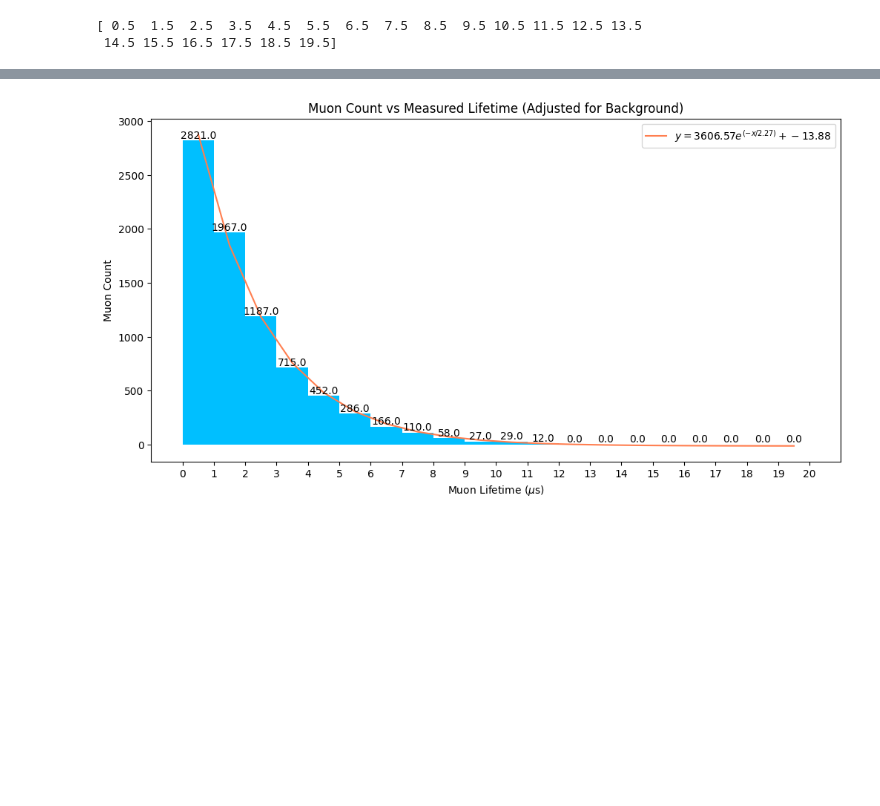
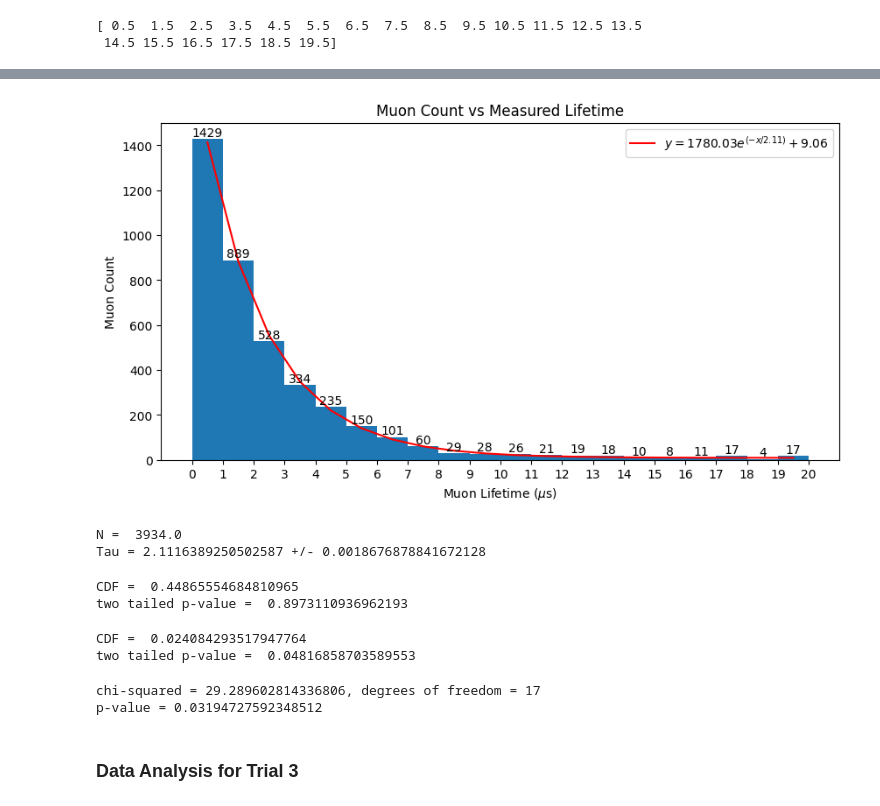
Before and after one commit to 001hazel/Phys-134, a Jupyter notebook: Muon_Physics_Data_Analysis.ipynb, the cells around one changed output, grey strips where cells are left out. Cells and saved outputs as stored; diff of their text form; code cells hidden in the pictures; blank space fills up the shorter version.

```diff
--- a/Muon_Physics_Data_Analysis.ipynb
+++ b/Muon_Physics_Data_Analysis.ipynb
@@ -123,13 +150,16 @@ new_param,new_covar = scipy.optimize.curve_fit(fitmodel,bincenters,new_bins)
+# %%
+data2 = np.loadtxt('trial 2 Apr 10-Apr12.csv')
 # %%
-plt.figure(2,figsize=(12,6))
-model_curve = fitmodel(bincenters,*new_param)
-bargraph = plt.bar(bincenters,new_bins,width=1,color = 'deepskyblue')
+plt.figure(figsize=(10,5))
 plt.xticks(np.linspace(0,20,21))
-plt.bar_label(bargraph,np.around(np.asarray(new_bins)))
-plt.plot(bincenters,model_curve,color='coral', label = r'$y={:.2f}e^{{(-x/{:.2f})}}+{:.2f}$'.format(new_param[0],new_param[2],new_param[1]))
+bins2,edges2,bars2 = plt.hist(data2/1000,bins=20,range=(0,20))
+plt.bar_label(bars2)
+plt.plot(bincenters,fit_data2,color='r',label = r'$y={:.2f}e^{{(-x/{:.2f})}}+{:.2f}$'.format(params2[0],params2[2],params2[1]))
 plt.legend()
-plt.title('Muon Count vs Measured Lifetime (Adjusted for Background)')
+plt.title('Muon Count vs Measured Lifetime')
 plt.xlabel('Muon Lifetime ($\mu$s)')
 plt.ylabel('Muon Count')
-plt.show(2)
+plt.savefig('Trial 2 Graph.png')
+files.download('Trial 2 Graph.png')
+plt.show()
 # %% [output]
@@ -136 +168 @@ plt.show(2)
-[figure, old version]
+[figure, new version]
@@ -136,0 +174,6 @@ plt.show(2)
+# %%
+print('N = ',np.sum(bins2))
+print('Tau = {} +/- {}'.format(params2[2],covariance2[2,2]))
+# %% [output]
+N =  3934.0
+Tau = 2.1116389250502587 +/- 0.0018676878841672128
@@ -136,0 +185,40 @@ plt.show(2)
+# %%
+#with tau observed
+cdf = stat.norm.cdf(z_score2,0,1)
+
+print ("CDF = ",stat.norm.cdf(z_score2,0,1))
+
+if cdf>0.5:
+    pvalue_2t = 2*(1-cdf)
+else :
+    pvalue_2t=2*(cdf)
+
+print ("two tailed p-value = ",pvalue_2t)
+# %% [output]
+CDF =  0.44865554684810965
+two tailed p-value =  0.8973110936962193
+# %%
+#using regular lifetime
+cdf = stat.norm.cdf(z_score_exp,0,1)
+
+print ("CDF = ",stat.norm.cdf(z_score_exp,0,1))
+
+if cdf>0.5:
+    pvalue_2t = 2*(1-cdf)
+else :
+    pvalue_2t=2*(cdf)
+
+print ("two tailed p-value = ",pvalue_2t)
+# %% [output]
+CDF =  0.024084293517947764
+two tailed p-value =  0.04816858703589553
+# %%
+chisquare = np.sum((bins2-fit_data2)**2/error2**2)
+ndf = len(bins2)-len(params2)
+print('chi-squared = {}, degrees of freedom = {}'.format(chisquare,ndf))
+print('p-value =',1-stat.chi2.cdf(chisquare,df=ndf))
+# %% [output]
+chi-squared = 29.289602814336806, degrees of freedom = 17
+p-value = 0.03194727592348512
+# %% [markdown]
+### Data Analysis for Trial 3
```
Also changed, not shown: parts of 38 cells of this notebook.
